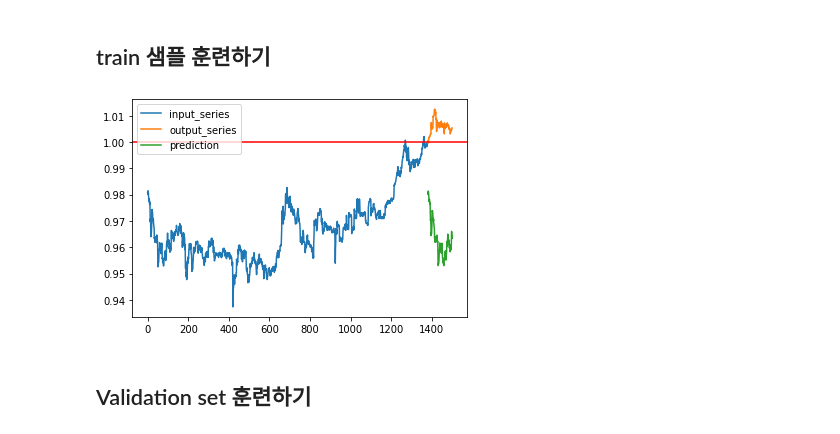
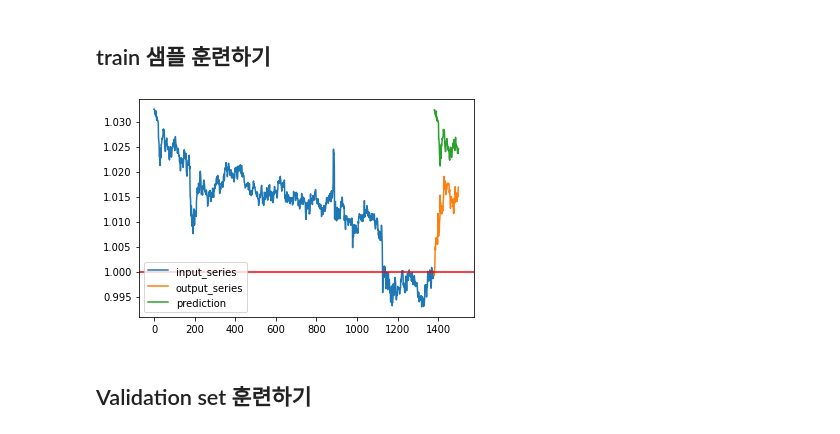
Before and after one commit to Kingnamji/Coin_Trader, a Jupyter notebook: Bit_Trader.ipynb, the cells around one changed output. Drawn from its saved outputs; the diff is of its cells as text; code cells hidden in the pictures.

Commit message:
arima update

```diff
--- a/Bit_Trader.ipynb
+++ b/Bit_Trader.ipynb
@@ -180,23 +178,23 @@ plt.show()
 # %% [markdown]
 ## train 샘플 훈련하기
 # %%
-idx = 777
+idx = 300
 # train data 중 sample_id 1121에 해당하는 x_series로 arima 모델을 학습한 후
 # y_sereis를 추론
 x_series = train_x_array[idx,:,1]
 y_series = train_y_array[idx,:,1]
 
 # ARIMA의 (p,d,q) 값은 최적화 되지않은 값 입니다.
-model = ARIMA(x_series, order=(4, 0,0) )
+model = ARIMA(x_series, order=(4, 0,1) )
 fit  = model.fit()
 preds = fit.predict(1,120, typ='levels')
 
 plot_series(x_series, y_series)
 plt.plot(np.arange(1380, 1380+120), preds, label = 'prediction')
 plt.legend()
 plt.show()
 # %% [output]
-[figure, old version]
+[figure, new version]
 # %% [markdown]
 ## Validation set 훈련하기
 # %% [markdown]
```
Also changed, not shown: parts of 15 cells of this notebook.
